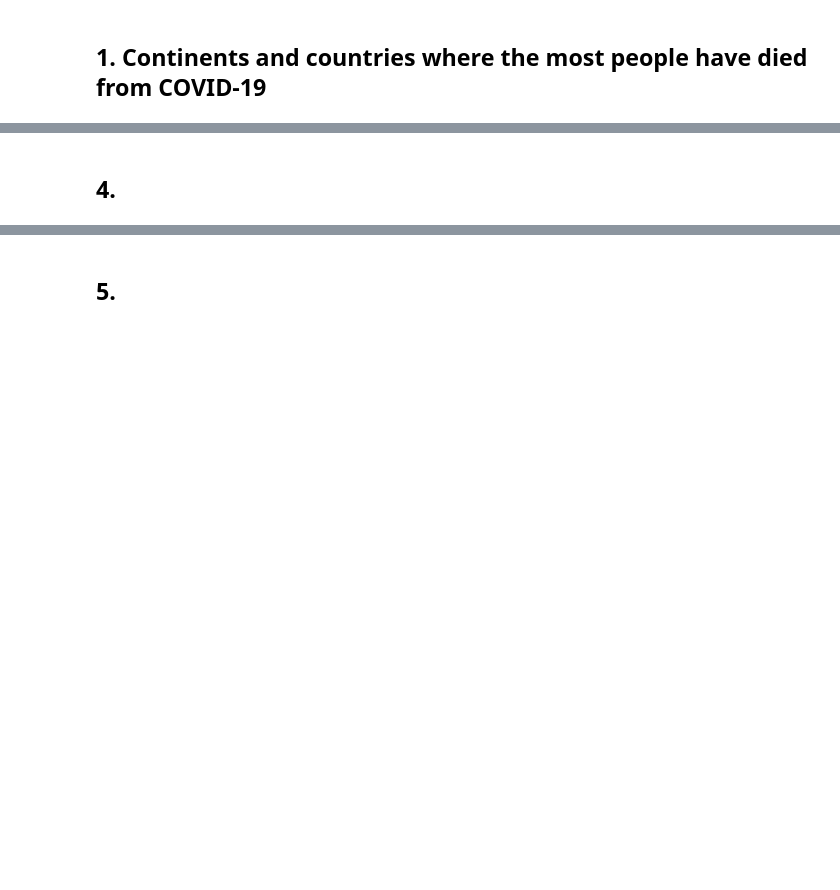
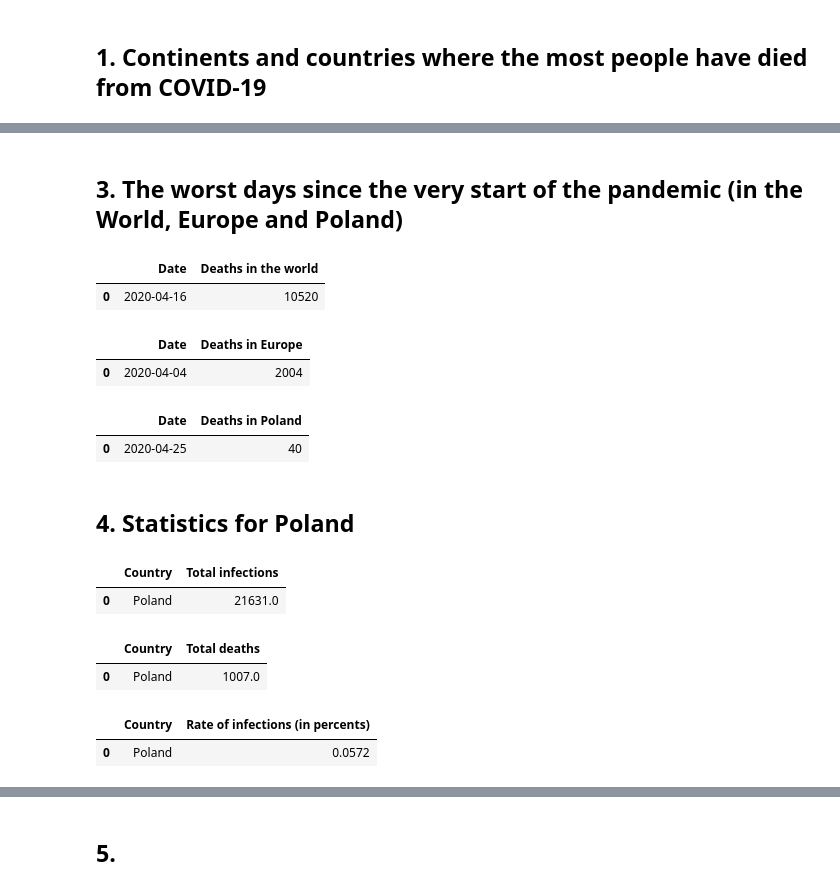
Before and after one commit to arturplath/BRiS_Project, a Jupyter notebook: BRiS.ipynb, the cells around one changed output, grey strips where cells are left out. Saved outputs shown, nothing was run; the diff lists cells and outputs as text; code cells hidden in the pictures; blank space fills up the shorter version.

```diff
--- a/BRiS.ipynb
+++ b/BRiS.ipynb
@@ -153,2 +179,40 @@ df
+# %% [markdown]
+## 3. The worst days since the very start of the pandemic (in the World, Europe and Poland)
+# %%
+df = pd.read_sql("SELECT m.date AS 'Date', max(m.new_deaths) AS 'Deaths in the world' FROM metrics m WHERE m.location='World' GROUP BY m.date, m.location ORDER BY 2 DESC LIMIT 1",con =engine)
+df
+# %% [output]
+|  | Date | Deaths in the world |
+| 0 | 2020-04-16 | 10520 |
+# %%
+df = pd.read_sql("SELECT m.date AS 'Date', max(m.new_deaths) AS 'Deaths in Europe' FROM metrics m, population p WHERE m.location=p.location AND p.continent='Europe' GROUP BY m.date, p.continent ORDER BY 2 DESC LIMIT 1",con =engine)
+df
+# %% [output]
+|  | Date | Deaths in Europe |
+| 0 | 2020-04-04 | 2004 |
+# %%
+df = pd.read_sql("SELECT m.date AS 'Date', max(m.new_deaths) AS 'Deaths in Poland' FROM metrics m WHERE m.location='Poland' GROUP BY m.date, m.location ORDER BY 2 DESC LIMIT 1",con =engine)
+df
+# %% [output]
+|  | Date | Deaths in Poland |
+| 0 | 2020-04-25 | 40 |
 # %% [markdown]
-## 4.
+## 4. Statistics for Poland
+# %%
+df = pd.read_sql("SELECT m.location AS 'Country', sum(m.new_cases) AS 'Total infections' FROM metrics m, population p WHERE m.location=p.location AND m.location='Poland' GROUP BY m.location",con =engine)
+df
+# %% [output]
+|  | Country | Total infections |
+| 0 | Poland | 21631.0 |
+# %%
+df = pd.read_sql("SELECT m.location AS 'Country', sum(m.new_deaths) AS 'Total deaths' FROM metrics m, population p WHERE m.location=p.location AND m.location='Poland' GROUP BY m.location",con =engine)
+df
+# %% [output]
+|  | Country | Total deaths |
+| 0 | Poland | 1007.0 |
+# %%
+df = pd.read_sql("SELECT m.location AS Country, sum(new_cases) / p.citizens * 100 AS 'Rate of infections (in percents)' FROM metrics m, population p WHERE m.location=p.location AND m.location='Poland' GROUP BY m.location, p.citizens",con =engine)
+df
+# %% [output]
+|  | Country | Rate of infections (in percents) |
+| 0 | Poland | 0.0572 |
```
Also changed, not shown: parts of 12 cells of this notebook.
